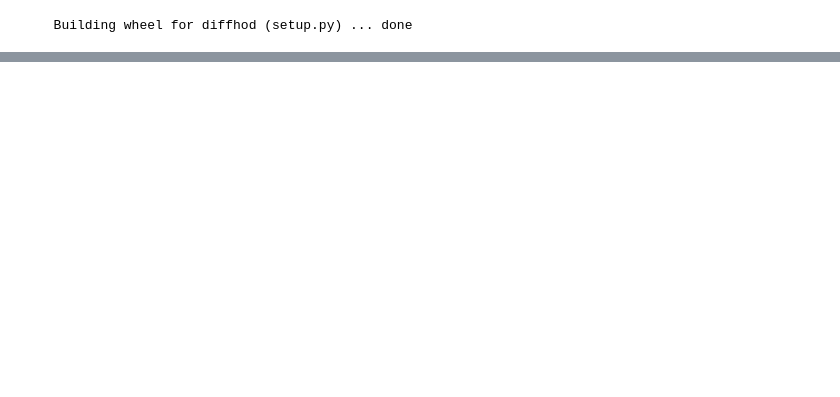
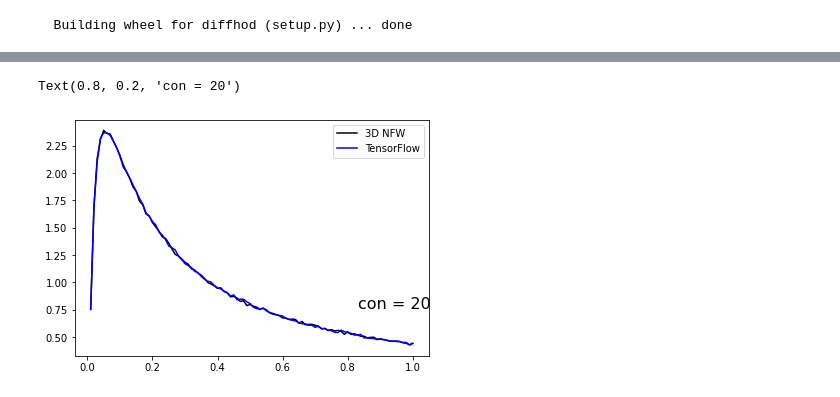
Before and after one commit to DifferentiableUniverseInitiative/DHOD, a Jupyter notebook: nb/dev/NFW_sampling.ipynb, the cells around one changed output, grey strips where cells are left out. Saved outputs shown, nothing was run; the diff lists cells and outputs as text; code cells hidden in the pictures; blank space fills up the shorter version.

```diff
--- a/nb/dev/NFW_sampling.ipynb
+++ b/nb/dev/NFW_sampling.ipynb
@@ -167,0 +169,19 @@ for con in [1,5,10,20]:
+# %%
+import tensorflow as tf
+dist = NFWProfile(concentration=20, Rvir=1)
+x = dist.sample(nsamples)
+
+r = tf.math.sqrt(tf.reduce_sum(x**2, axis=-1))
+# %%
+hist = np.histogram(r, bins=100, density=True)
+tfhist = np.histogram(RadialNFWProfile(concentration=20, Rvir=1).sample(nsamples), bins=100, density=True)
+
+fig = plt.figure(con)
+ax1=fig.add_axes([0.13,0.13,0.82,0.82])
+ax1.plot(hist[1][1:], hist[0], color='k', linewidth=1.5,  label='3D NFW')
+ax1.plot(tfhist[1][1:], tfhist[0], color='b', linewidth=1.5,  label='TensorFlow')
+legend()
+ax1.text(0.8, 0.2, str(r'con = %d' % con), transform=ax1.transAxes, fontsize='16')
+# %% [output]
+Text(0.8, 0.2, 'con = 20')
+[figure, added]
```
Also changed, not shown: parts of 22 cells of this notebook.
